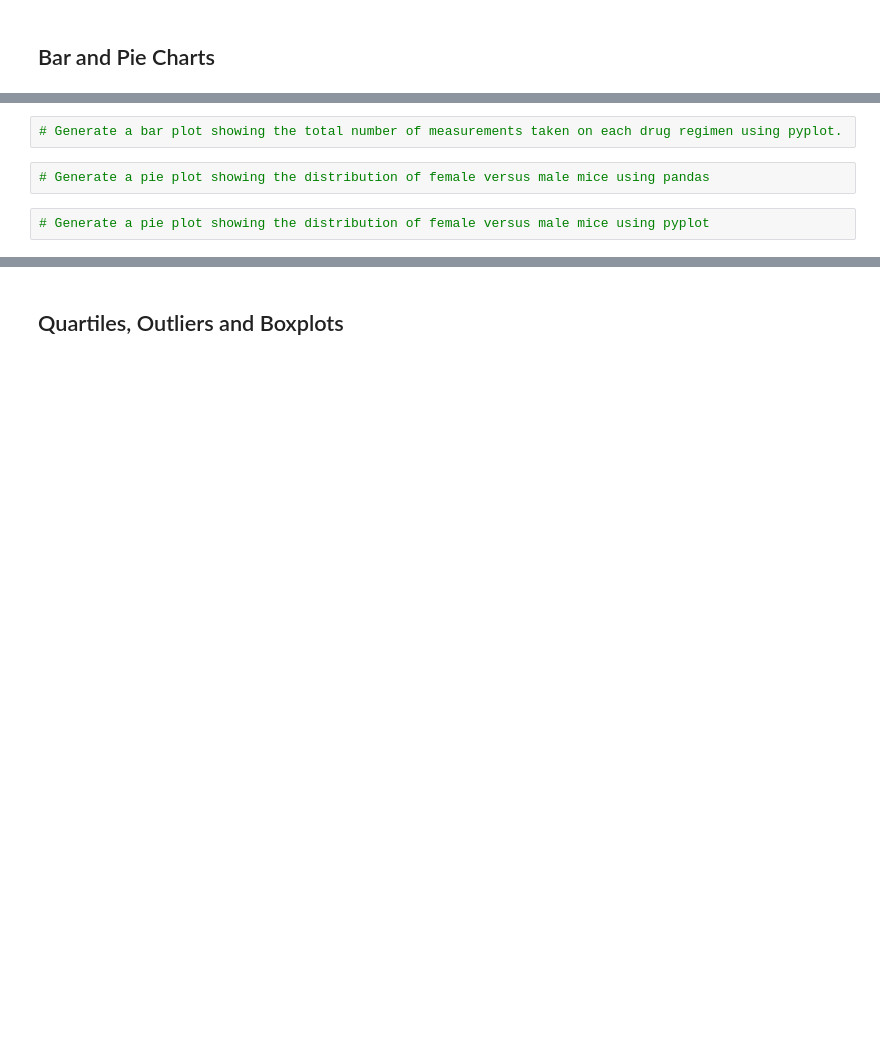
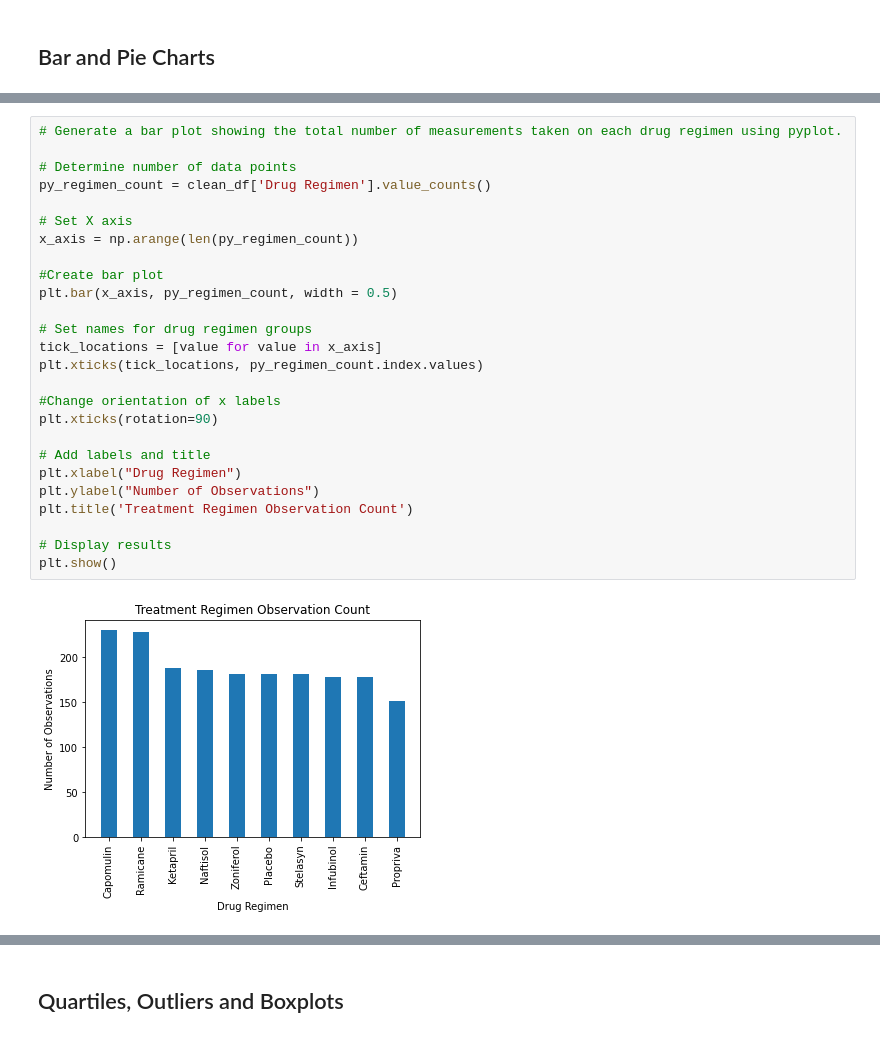
Before and after one commit to MattEgan660/Matplotlib-Challenge, a Jupyter notebook: pymaceuticals_starter.ipynb, the cells around one changed output, grey strips where cells are left out. Saved outputs shown, nothing was run; the diff lists cells and outputs as text; blank space fills up the shorter version.

```diff
--- a/pymaceuticals_starter.ipynb
+++ b/pymaceuticals_starter.ipynb
@@ -50,6 +139,28 @@ study_results = pd.read_csv(study_results_path)
-# %%
-# Generate a bar plot showing the total number of measurements taken on each drug regimen using pyplot.
-# %%
-# Generate a pie plot showing the distribution of female versus male mice using pandas
-# %%
-# Generate a pie plot showing the distribution of female versus male mice using pyplot
+# %%
+# Generate a bar plot showing the total number of measurements taken on each drug regimen using pyplot.
+
+# Determine number of data points
+py_regimen_count = clean_df['Drug Regimen'].value_counts()
+
+# Set X axis
+x_axis = np.arange(len(py_regimen_count))
+
+#Create bar plot
+plt.bar(x_axis, py_regimen_count, width = 0.5)
+
+# Set names for drug regimen groups
+tick_locations = [value for value in x_axis]
+plt.xticks(tick_locations, py_regimen_count.index.values)
+
+#Change orientation of x labels
+plt.xticks(rotation=90)
+
+# Add labels and title
+plt.xlabel("Drug Regimen")
+plt.ylabel("Number of Observations")
+plt.title('Treatment Regimen Observation Count')
+
+# Display results
+plt.show()
+# %% [output]
+[figure, added]
```
Also changed, not shown: parts of 24 cells of this notebook.
